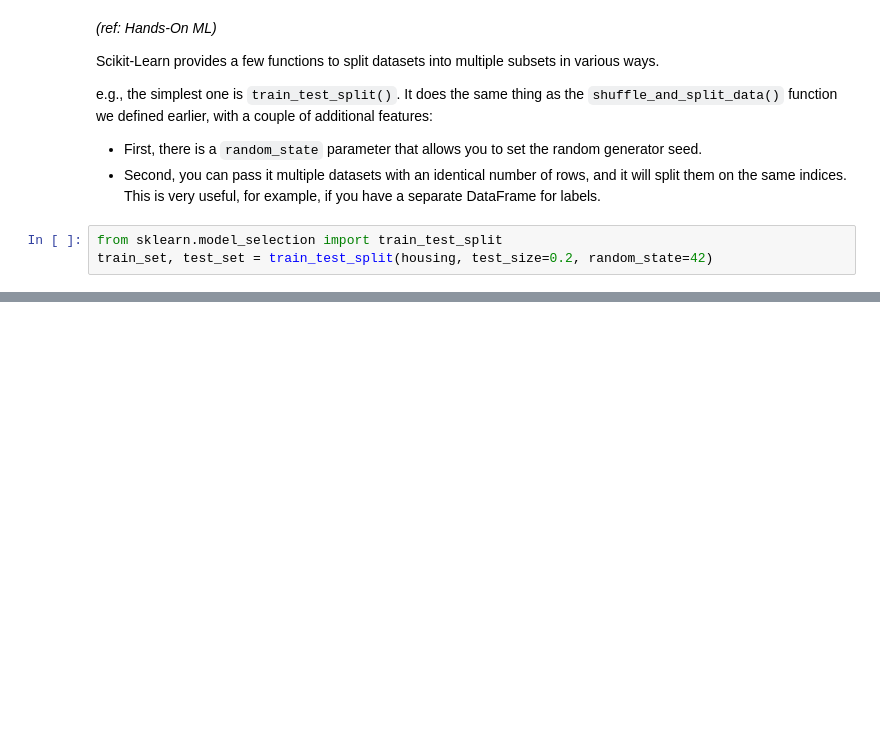
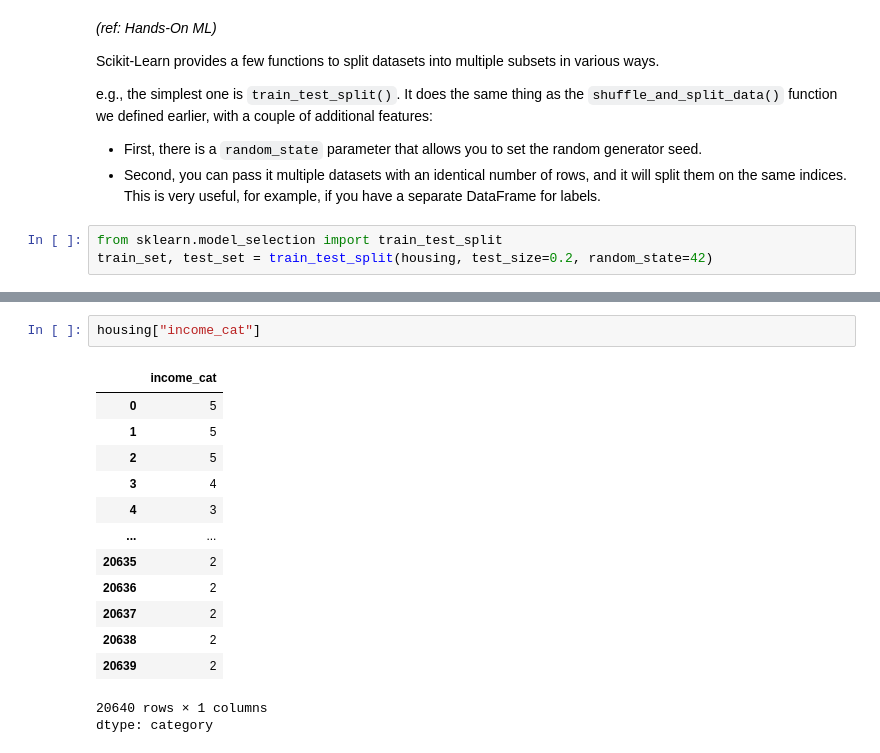
Before and after one commit to emredemirbas/regrespresso, a Jupyter notebook: regrespresso.ipynb, the cells around one changed output, grey strips where cells are left out. Saved outputs shown, nothing was run; the diff lists cells and outputs as text; blank space fills up the shorter version.

```diff
--- a/regrespresso.ipynb
+++ b/regrespresso.ipynb
@@ -398,0 +462,17 @@ train_set, test_set = train_test_split(housing, test_size=0.2, random_state=42)
+# %%
+housing["income_cat"]
+# %% [output]
+|  | income_cat |
+| 0 | 5 |
+| 1 | 5 |
+| 2 | 5 |
+| 3 | 4 |
+| 4 | 3 |
+| ... | ... |
+| 20635 | 2 |
+| 20636 | 2 |
+| 20637 | 2 |
+| 20638 | 2 |
+| 20639 | 2 |
+20640 rows × 1 columns
+dtype: category
```
Also changed, not shown: parts of 27 cells of this notebook.
